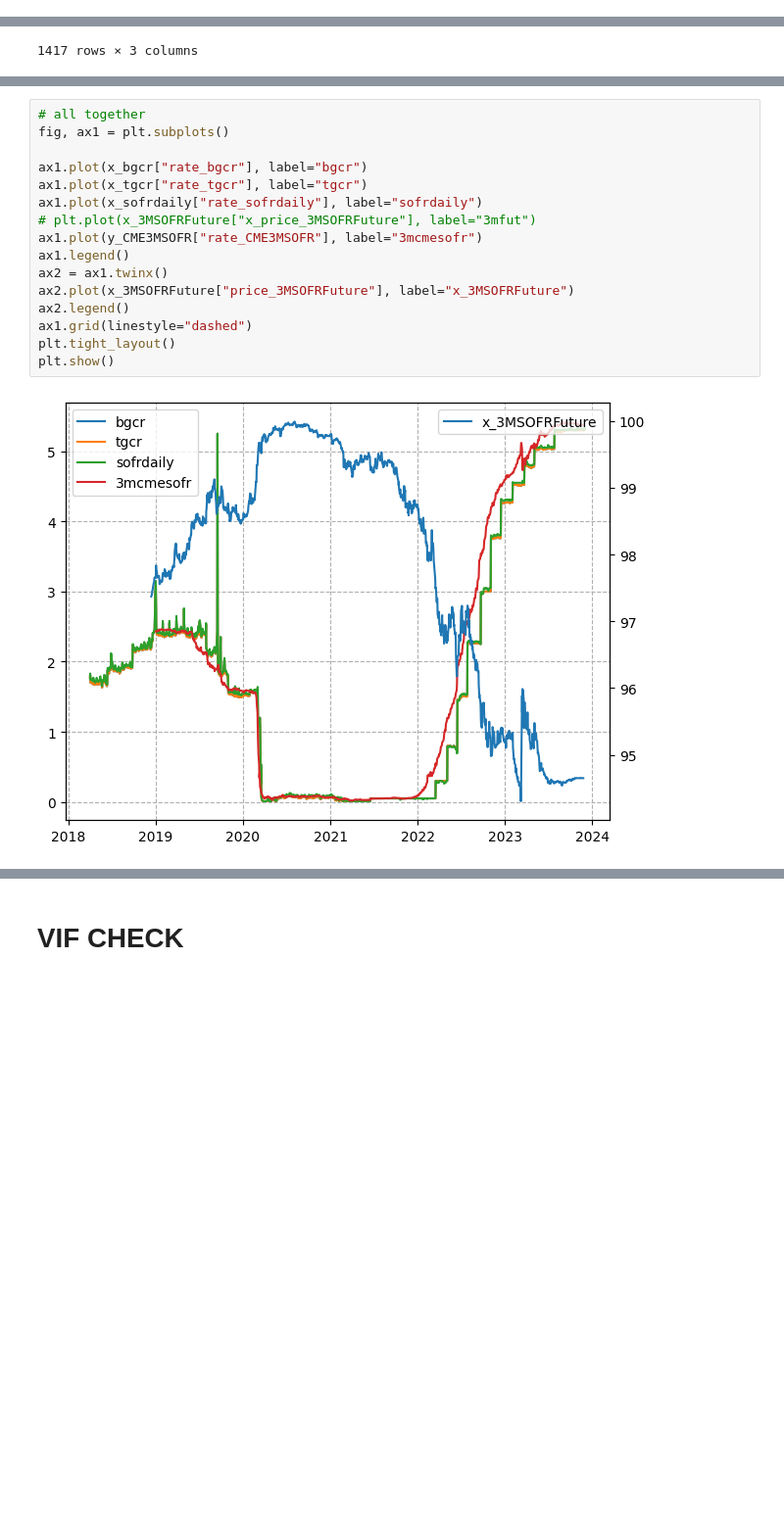
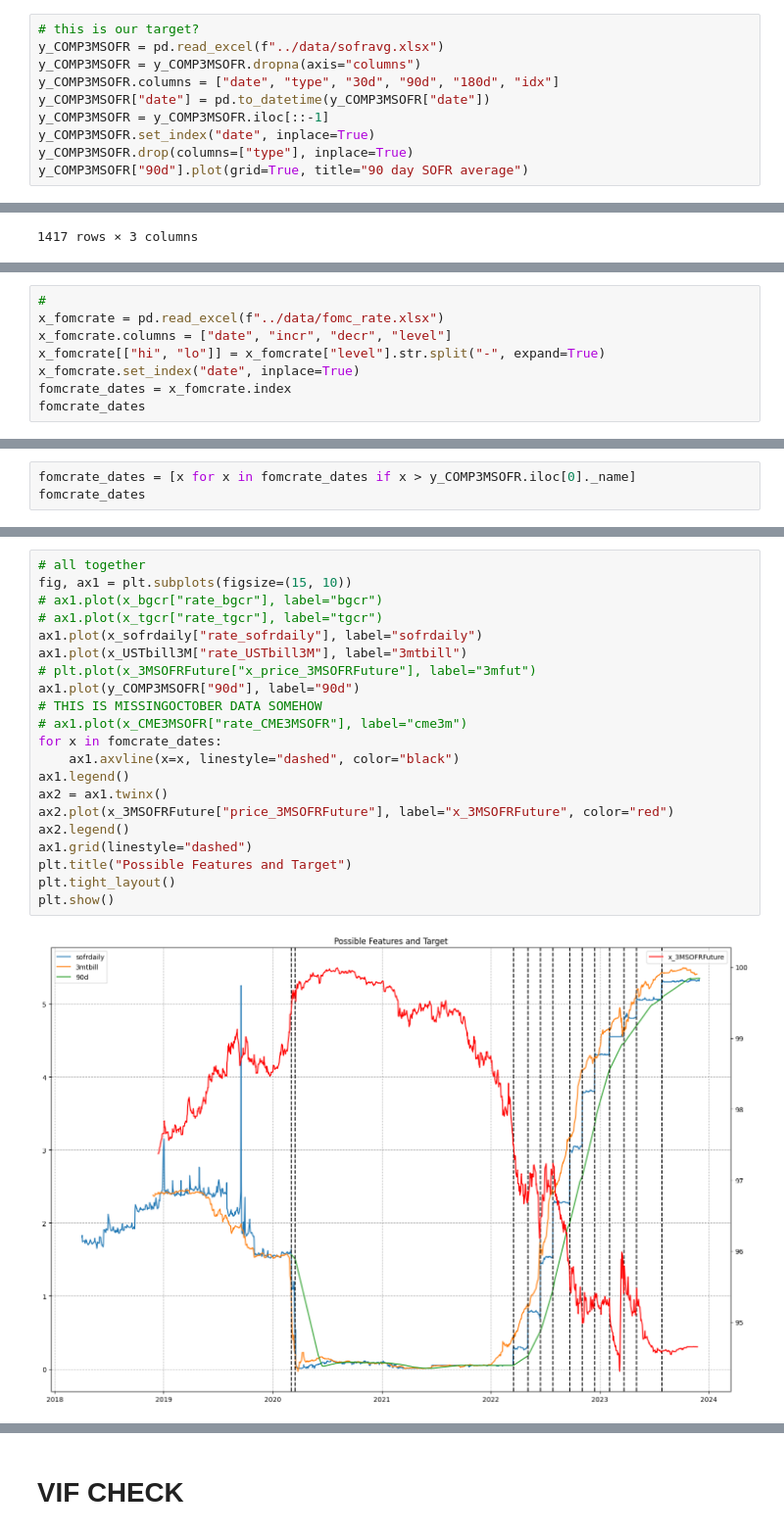
Before and after one commit to kilowiski/qf634_proj, a Jupyter notebook: code/634_fixfeature.ipynb, the cells around one changed output, grey strips where cells are left out. Shown at 98% size. Saved outputs shown, nothing was run; the diff lists cells and outputs as text; blank space fills up the shorter version.

```diff
--- a/code/634_fixfeature.ipynb
+++ b/code/634_fixfeature.ipynb
@@ -13,0 +38,10 @@ from sklearn.datasets import make_regression
+# %%
+# this is our target?
+y_COMP3MSOFR = pd.read_excel(f"../data/sofravg.xlsx")
+y_COMP3MSOFR = y_COMP3MSOFR.dropna(axis="columns")
+y_COMP3MSOFR.columns = ["date", "type", "30d", "90d", "180d", "idx"]
+y_COMP3MSOFR["date"] = pd.to_datetime(y_COMP3MSOFR["date"])
+y_COMP3MSOFR = y_COMP3MSOFR.iloc[::-1]
+y_COMP3MSOFR.set_index("date", inplace=True)
+y_COMP3MSOFR.drop(columns=["type"], inplace=True)
+y_COMP3MSOFR["90d"].plot(grid=True, title="90 day SOFR average")
@@ -193,0 +211,8 @@ plt.show()
+# %%
+#
+x_fomcrate = pd.read_excel(f"../data/fomc_rate.xlsx")
+x_fomcrate.columns = ["date", "incr", "decr", "level"]
+x_fomcrate[["hi", "lo"]] = x_fomcrate["level"].str.split("-", expand=True)
+x_fomcrate.set_index("date", inplace=True)
+fomcrate_dates = x_fomcrate.index
+fomcrate_dates
@@ -193,0 +226,3 @@ plt.show()
+# %%
+fomcrate_dates = [x for x in fomcrate_dates if x > y_COMP3MSOFR.iloc[0]._name]
+fomcrate_dates
@@ -194,18 +243,23 @@ plt.show()
 # %%
 # all together
-fig, ax1 = plt.subplots()
-
-ax1.plot(x_bgcr["rate_bgcr"], label="bgcr")
-ax1.plot(x_tgcr["rate_tgcr"], label="tgcr")
+fig, ax1 = plt.subplots(figsize=(15, 10))
+# ax1.plot(x_bgcr["rate_bgcr"], label="bgcr")
+# ax1.plot(x_tgcr["rate_tgcr"], label="tgcr")
 ax1.plot(x_sofrdaily["rate_sofrdaily"], label="sofrdaily")
+ax1.plot(x_USTbill3M["rate_USTbill3M"], label="3mtbill")
 # plt.plot(x_3MSOFRFuture["x_price_3MSOFRFuture"], label="3mfut")
-ax1.plot(y_CME3MSOFR["rate_CME3MSOFR"], label="3mcmesofr")
+ax1.plot(y_COMP3MSOFR["90d"], label="90d")
+# THIS IS MISSINGOCTOBER DATA SOMEHOW
+# ax1.plot(x_CME3MSOFR["rate_CME3MSOFR"], label="cme3m")
+for x in fomcrate_dates:
+    ax1.axvline(x=x, linestyle="dashed", color="black")
 ax1.legend()
 ax2 = ax1.twinx()
-ax2.plot(x_3MSOFRFuture["price_3MSOFRFuture"], label="x_3MSOFRFuture")
+ax2.plot(x_3MSOFRFuture["price_3MSOFRFuture"], label="x_3MSOFRFuture", color="red")
 ax2.legend()
 ax1.grid(linestyle="dashed")
+plt.title("Possible Features and Target")
 plt.tight_layout()
 plt.show()
 # %% [output]
-[figure, old version]
+[figure, new version]
```
Also changed, not shown: parts of 42 cells of this notebook.
